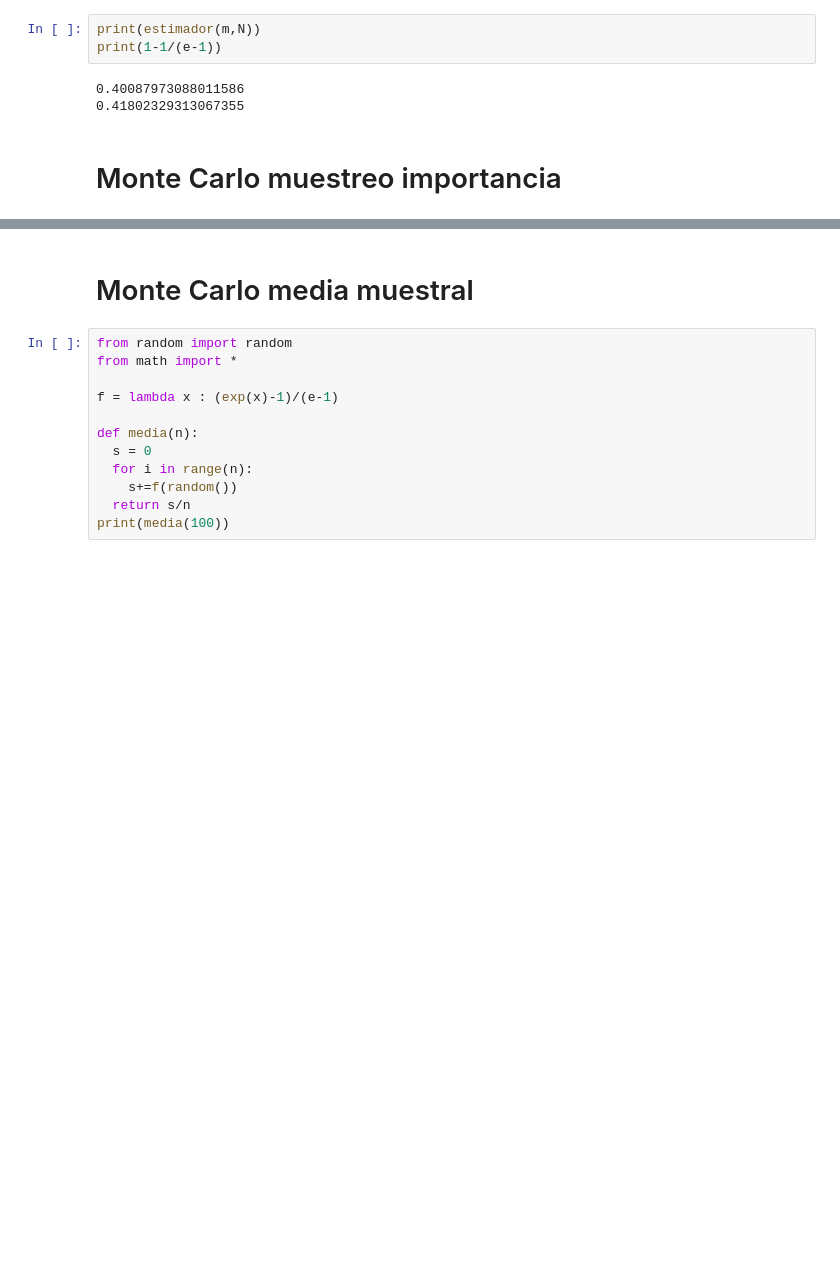
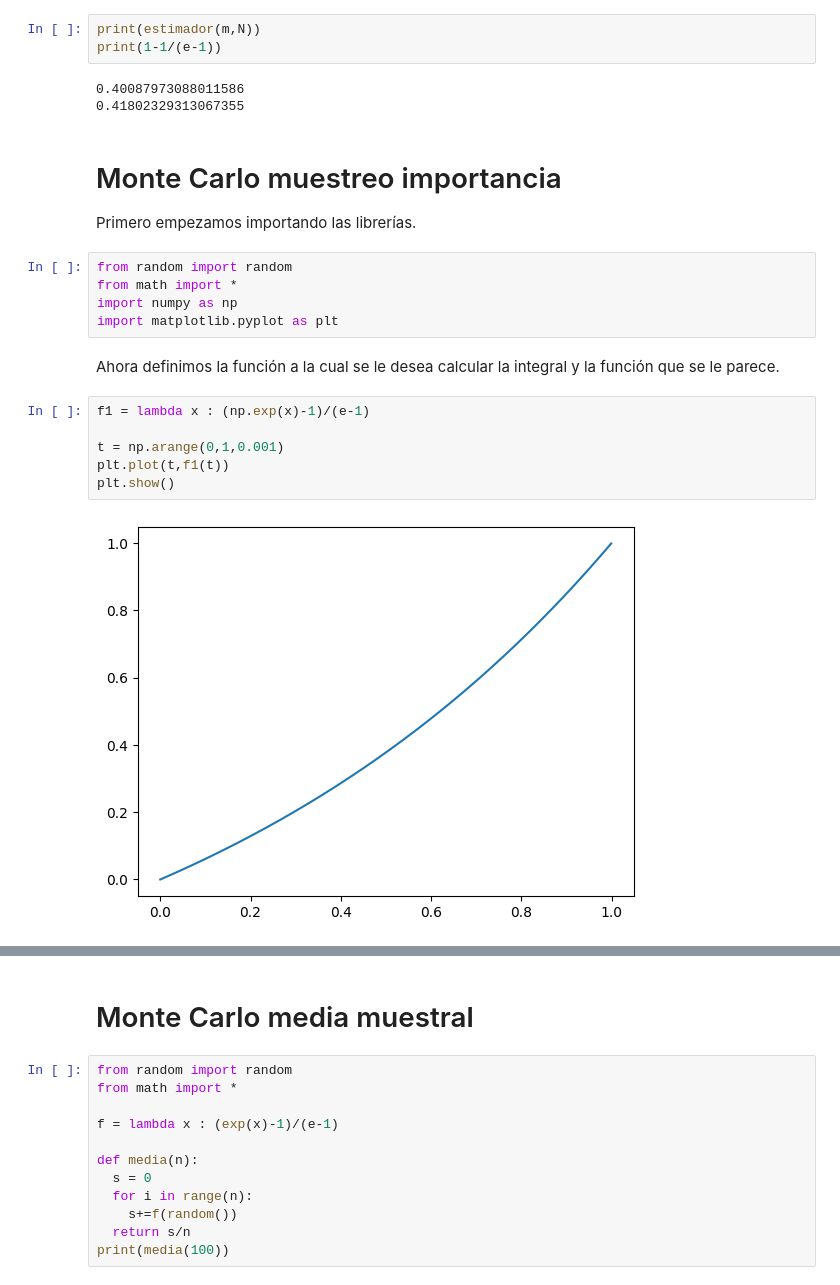
Before and after one commit to AyaxYordi/Simulacion-2---2024, a Jupyter notebook: Variantes_del_Monte_Carlo.ipynb, the cells around one changed output, grey strips where cells are left out. Saved outputs shown, nothing was run; the diff lists cells and outputs as text; blank space fills up the shorter version.

```diff
--- a/Variantes_del_Monte_Carlo.ipynb
+++ b/Variantes_del_Monte_Carlo.ipynb
@@ -50,3 +48,20 @@ print(1-1/(e-1))
 0.41802329313067355
 # %% [markdown]
 # Monte Carlo muestreo importancia
+
+Primero empezamos importando las librerías.
+# %%
+from random import random
+from math import *
+import numpy as np
+import matplotlib.pyplot as plt
+# %% [markdown]
+Ahora definimos la función a la cual se le desea calcular la integral y la función que se le parece.
+# %%
+f1 = lambda x : (np.exp(x)-1)/(e-1)
+
+t = np.arange(0,1,0.001)
+plt.plot(t,f1(t))
+plt.show()
+# %% [output]
+[figure, added]
```
Also changed, not shown: parts of 7 cells of this notebook.
